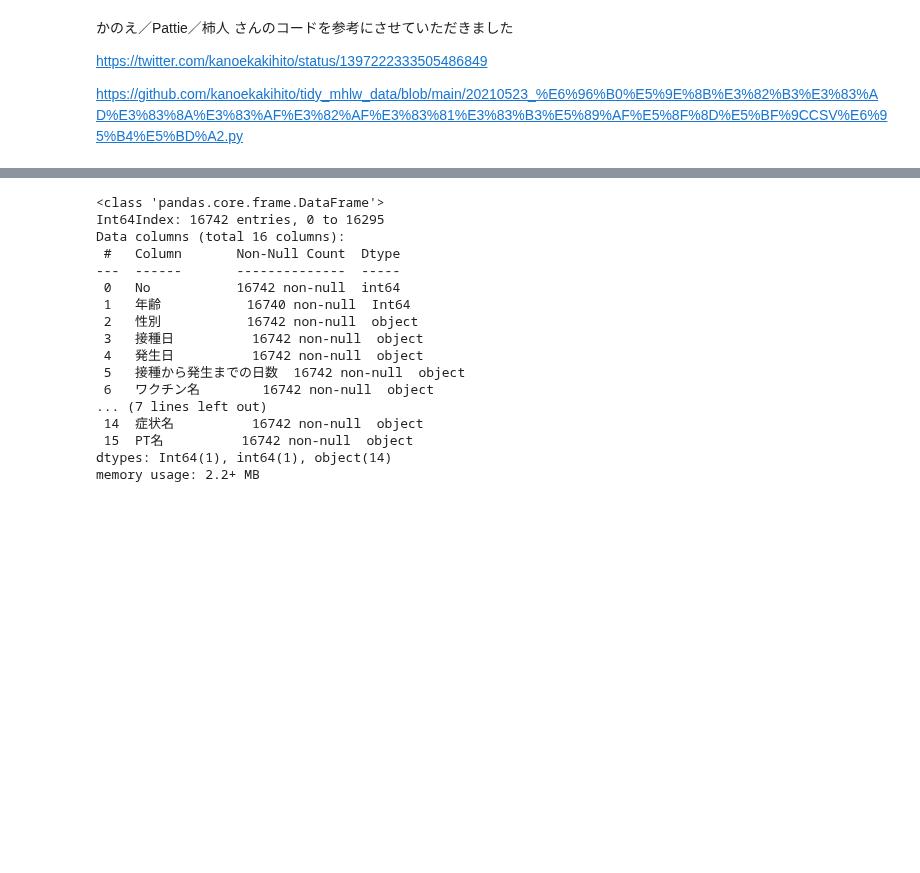
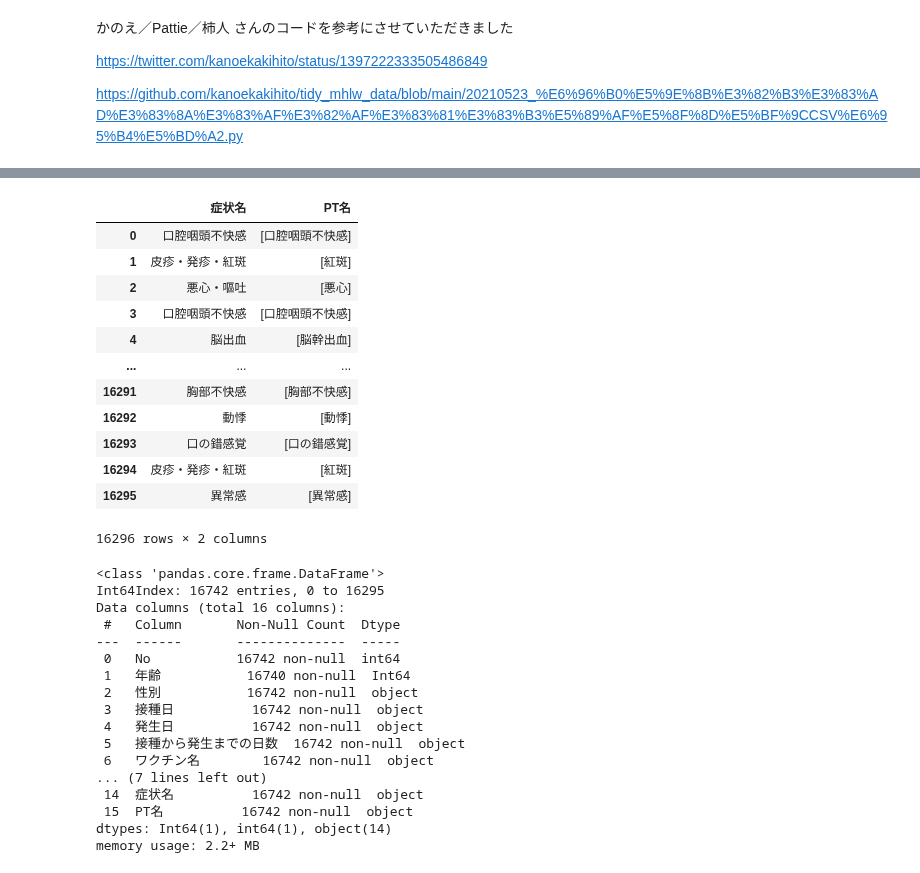
Before and after one commit to imabari/covid19-data, a Jupyter notebook: vaccine/副反応疑い報告集計.ipynb, the cells around one changed output, grey strips where cells are left out. Cells and saved outputs as stored; diff of their text form; code cells hidden in the pictures; blank space fills up the shorter version.

```diff
--- a/vaccine/副反応疑い報告集計.ipynb
+++ b/vaccine/副反応疑い報告集計.ipynb
@@ -117,4 +136,20 @@ df3 = df2["症状名（PT名）"].str.extract("(.+)[（(](.+?)[）)]").rename(co
 df3["PT名"] = df3["PT名"].str.split("|")
+# %%
+df3
+# %% [output]
+|  | 症状名 | PT名 |
+| 0 | 口腔咽頭不快感 | [口腔咽頭不快感] |
+| 1 | 皮疹・発疹・紅斑 | [紅斑] |
+| 2 | 悪心・嘔吐 | [悪心] |
+| 3 | 口腔咽頭不快感 | [口腔咽頭不快感] |
+| 4 | 脳出血 | [脳幹出血] |
+| ... | ... | ... |
+| 16291 | 胸部不快感 | [胸部不快感] |
+| 16292 | 動悸 | [動悸] |
+| 16293 | 口の錯感覚 | [口の錯感覚] |
+| 16294 | 皮疹・発疹・紅斑 | [紅斑] |
+| 16295 | 異常感 | [異常感] |
+16296 rows × 2 columns
 # %%
 df4 = df2.join(df3).explode("PT名")
 # %%
```
Also changed, not shown: parts of 16 cells of this notebook.
